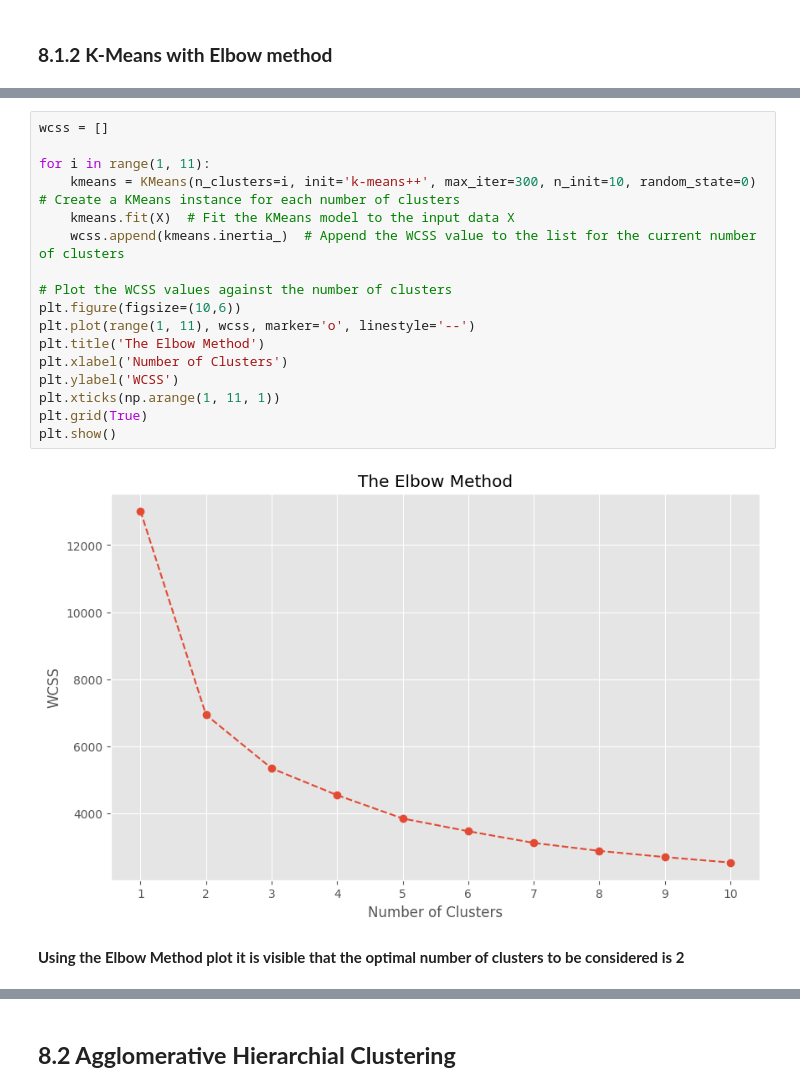
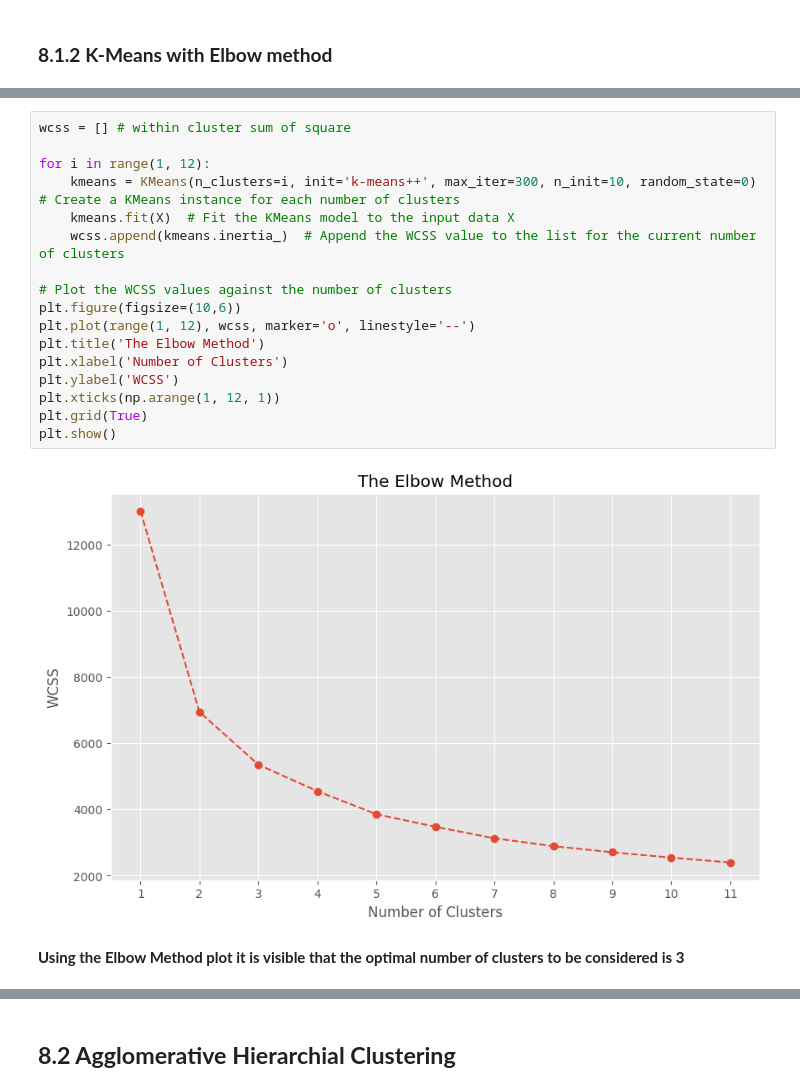
Before and after one commit to Pooja-2709/Unsupervied, a Jupyter notebook: Online_Retail_Customer_Segmentation.ipynb, the cells around one changed output, grey strips where cells are left out. Saved outputs shown, nothing was run; the diff lists cells and outputs as text.

```diff
--- a/Online_Retail_Customer_Segmentation.ipynb
+++ b/Online_Retail_Customer_Segmentation.ipynb
@@ -1067,23 +951,23 @@ plt.show()
 # %%
-wcss = []
+wcss = [] # within cluster sum of square
 
-for i in range(1, 11):
+for i in range(1, 12):
     kmeans = KMeans(n_clusters=i, init='k-means++', max_iter=300, n_init=10, random_state=0)  # Create a KMeans instance for each number of clusters
     kmeans.fit(X)  # Fit the KMeans model to the input data X
     wcss.append(kmeans.inertia_)  # Append the WCSS value to the list for the current number of clusters
 
 # Plot the WCSS values against the number of clusters
 plt.figure(figsize=(10,6))
-plt.plot(range(1, 11), wcss, marker='o', linestyle='--')
+plt.plot(range(1, 12), wcss, marker='o', linestyle='--')
 plt.title('The Elbow Method')
 plt.xlabel('Number of Clusters')
 plt.ylabel('WCSS')
-plt.xticks(np.arange(1, 11, 1))
+plt.xticks(np.arange(1, 12, 1))
 plt.grid(True)
 plt.show()
 # %% [output]
-[figure, old version]
+[figure, new version]
 # %% [markdown]
-**Using the Elbow Method plot it is visible that the optimal number of clusters to be considered is 2**
+**Using the Elbow Method plot it is visible that the optimal number of clusters to be considered is 3**
 # %%
 # Create an instance of the KMeans model with 2 clusters and initialize the centroids using the 'k-means++' method
```
Also changed, not shown: parts of 9 cells of this notebook.
